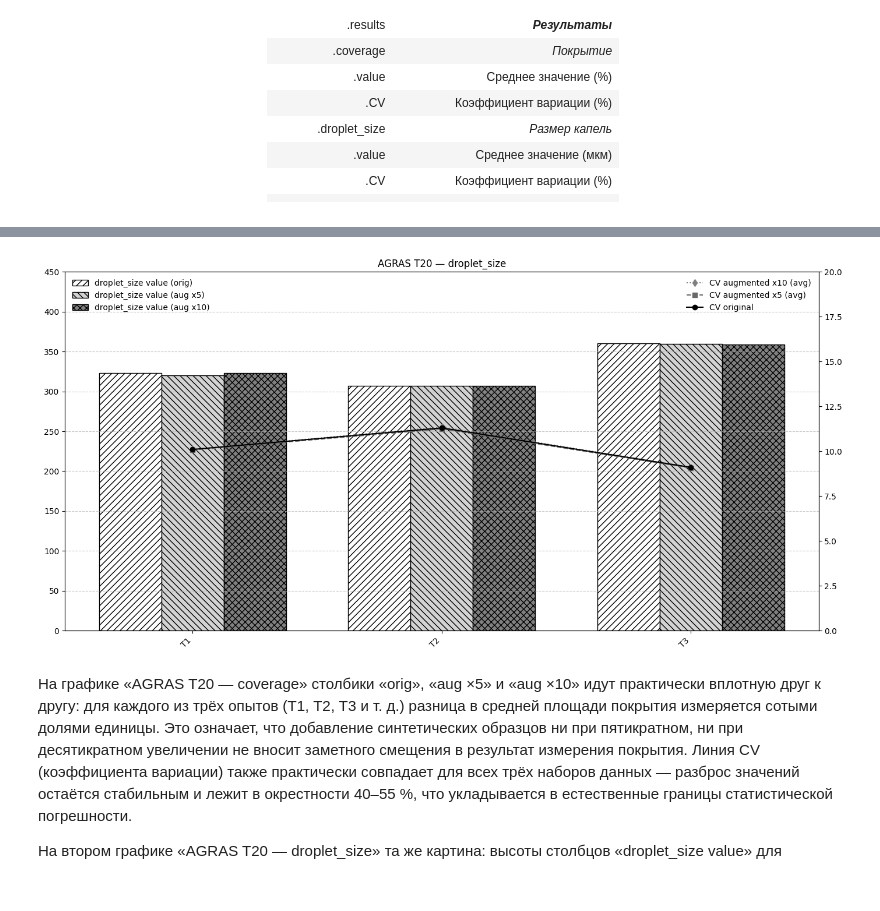
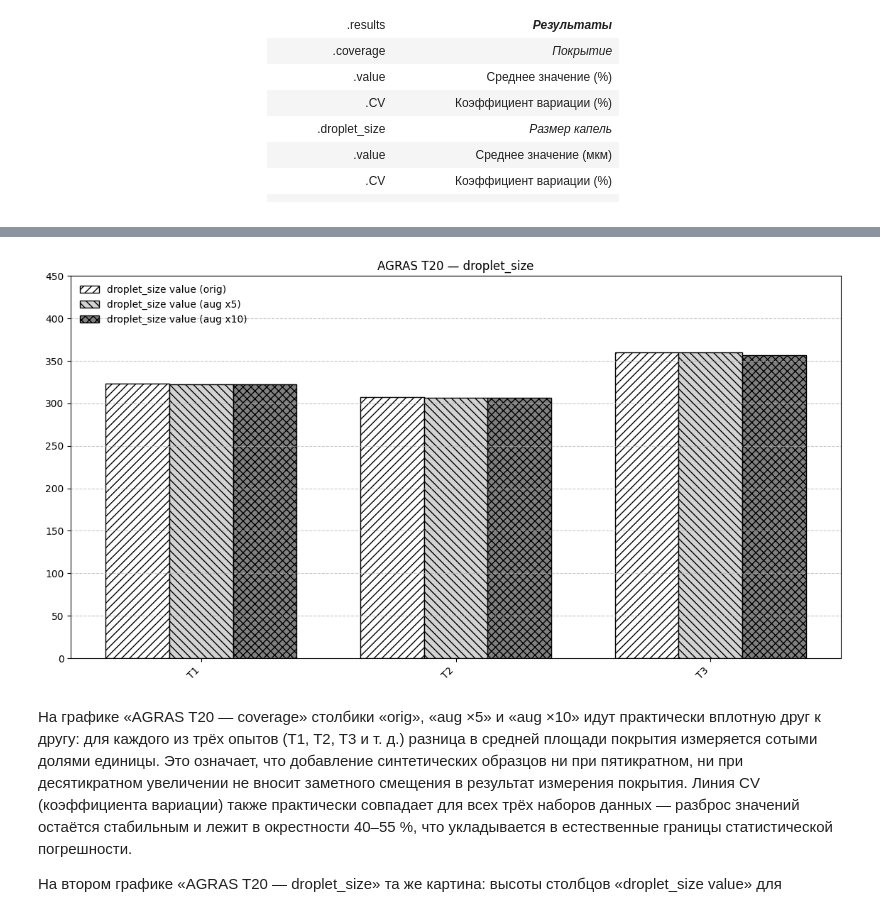
Before and after one commit to Darknessich/UASSML, a Jupyter notebook: notebooks/01_augment/droplet_deposition.ipynb, the cells around one changed output, grey strips where cells are left out. Drawn from its saved outputs; the diff is of its cells as text; code cells hidden in the pictures.

```diff
--- a/notebooks/01_augment/droplet_deposition.ipynb
+++ b/notebooks/01_augment/droplet_deposition.ipynb
@@ -235,6 +235,7 @@ data = pd.read_csv(f"{path_from}/{name}.csv")
 # %%
 # Настраиваем, какие поля и на сколько варьировать
 schema = {
+    "plant.phenotypes.height": (0.005, 0.01),
     "experiment.weather.temperature": (0.02, 0.05),
     "experiment.weather.humidity": (0.02, 0.05),
     "experiment.weather.velocity": (0.05, 0.1),
@@ -273,15 +273,14 @@ plot_metric_bw_style(
 # %%
 # Droplet Size для AGRAS T20
 plot_metric_bw_style(
     data, data_augmented_x5, data_augmented_x10,
     "AGRAS T20",
     "droplet_size",
     experiment_order=experiment_order_droplet_size,
-    y_value_range=(0, 450),
-    y_cv_range=(0, 20)
+    y_value_range=(0, 450)
 )
 # %% [output]
-[figure, old version]
+[figure, new version]
 # %% [markdown]
 На графике «AGRAS T20 — coverage» столбики «orig», «aug ×5» и «aug ×10» идут практически вплотную друг к другу: для каждого из трёх опытов (T1, T2, T3 и т. д.) разница в средней площади покрытия измеряется сотыми долями единицы. Это означает, что добавление синтетических образцов ни при пятикратном, ни при десятикратном увеличении не вносит заметного смещения в результат измерения покрытия. Линия CV (коэффициента вариации) также практически совпадает для всех трёх наборов данных — разброс значений остаётся стабильным и лежит в окрестности 40–55 %, что укладывается в естественные границы статистической погрешности.
 
```
Also changed, not shown: parts of 1 cell of this notebook, 17 other files.
